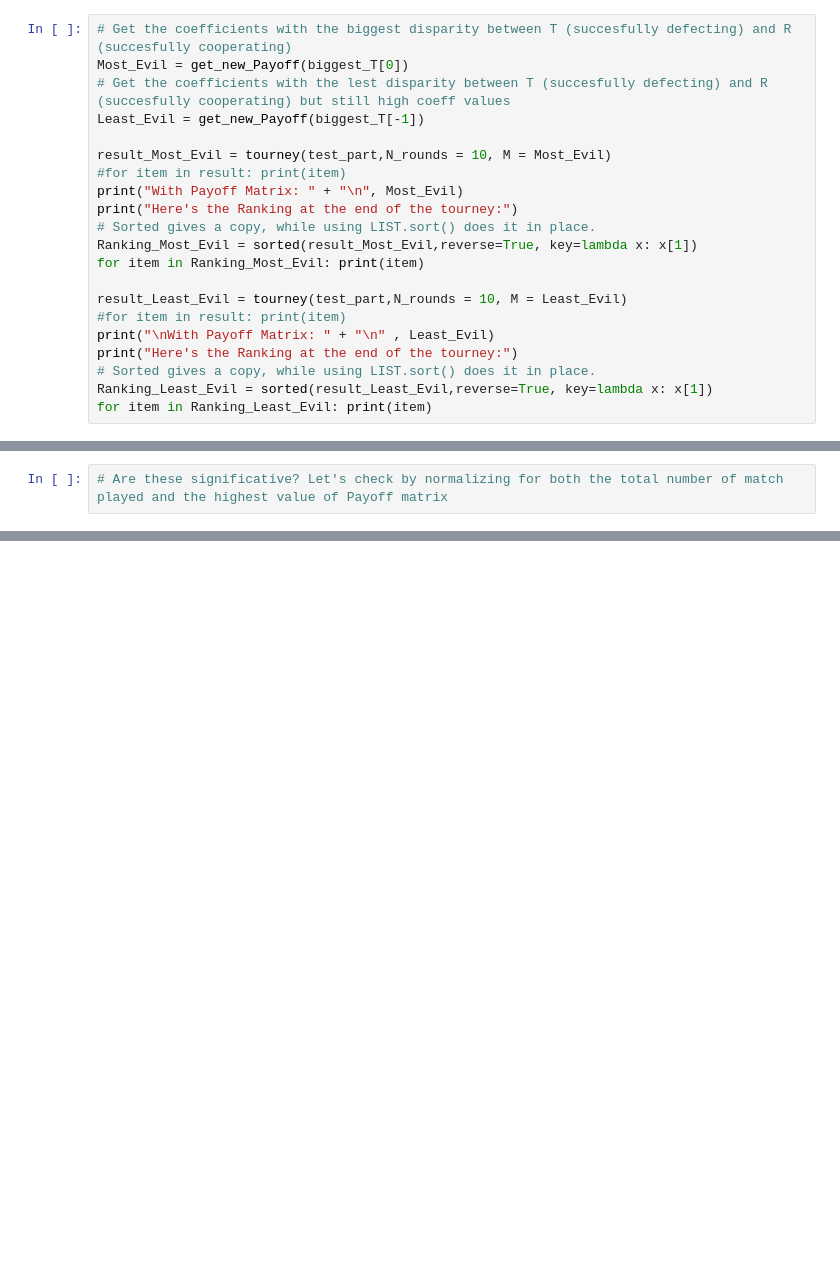
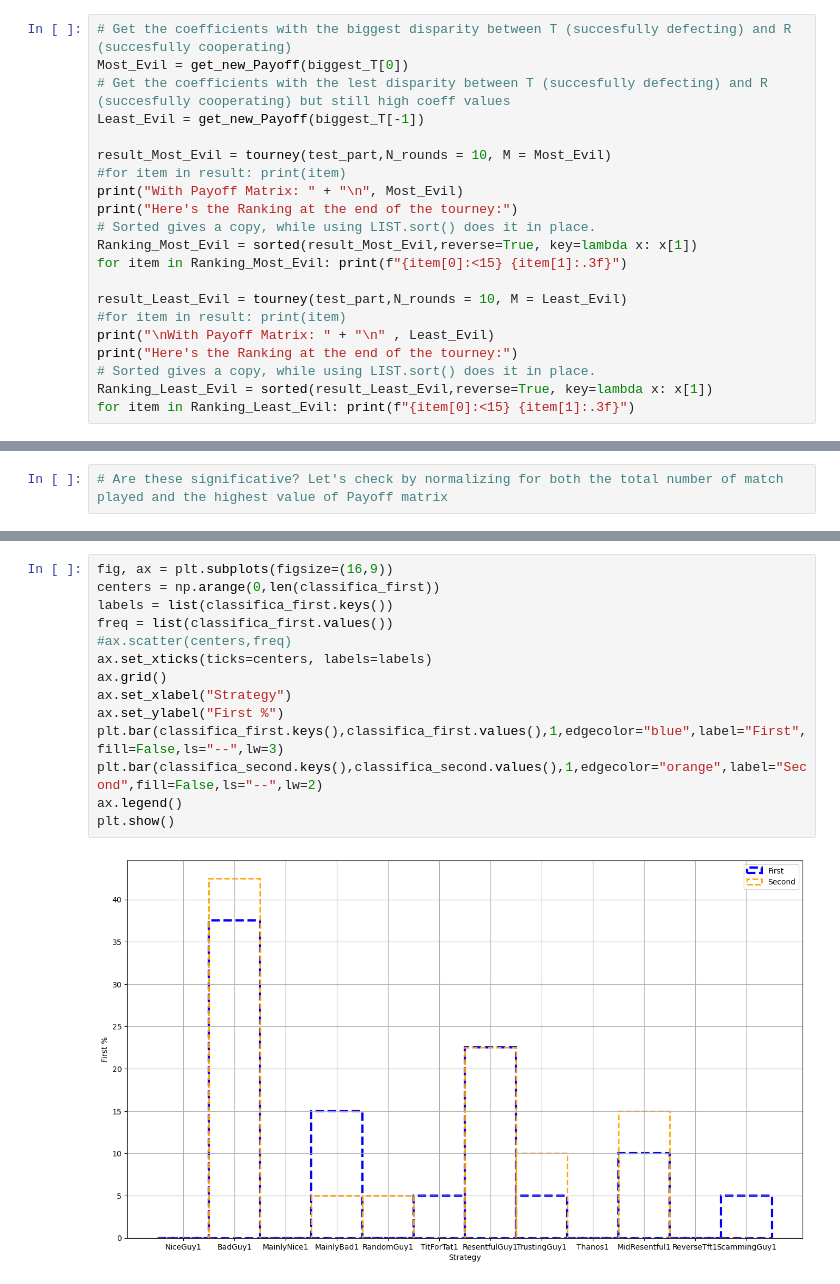
Before and after one commit to LeoPi314/LCP_projects_Y7_Group_4, a Jupyter notebook: Tourney.ipynb, the cells around one changed output, grey strips where cells are left out. Cells and saved outputs as stored; diff of their text form; blank space fills up the shorter version.

```diff
--- a/Tourney.ipynb
+++ b/Tourney.ipynb
@@ -482,7 +427,7 @@ print("With Payoff Matrix: " + "\n", Most_Evil)
 print("Here's the Ranking at the end of the tourney:")
 # Sorted gives a copy, while using LIST.sort() does it in place.
 Ranking_Most_Evil = sorted(result_Most_Evil,reverse=True, key=lambda x: x[1])
-for item in Ranking_Most_Evil: print(item)
+for item in Ranking_Most_Evil: print(f"{item[0]:<15} {item[1]:.3f}")
 
 result_Least_Evil = tourney(test_part,N_rounds = 10, M = Least_Evil)
 #for item in result: print(item)
@@ -490,7 +435,7 @@ print("\nWith Payoff Matrix: " + "\n" , Least_Evil)
 print("Here's the Ranking at the end of the tourney:")
 # Sorted gives a copy, while using LIST.sort() does it in place.
 Ranking_Least_Evil = sorted(result_Least_Evil,reverse=True, key=lambda x: x[1])
-for item in Ranking_Least_Evil: print(item)
+for item in Ranking_Least_Evil: print(f"{item[0]:<15} {item[1]:.3f}")
 # %% [output]
 With Payoff Matrix:
  [[ 6  0]
@@ -558,0 +629,16 @@ plt.show()
+# %%
+fig, ax = plt.subplots(figsize=(16,9))
+centers = np.arange(0,len(classifica_first))
+labels = list(classifica_first.keys())
+freq = list(classifica_first.values())
+#ax.scatter(centers,freq)
+ax.set_xticks(ticks=centers, labels=labels)
+ax.grid()
+ax.set_xlabel("Strategy")
+ax.set_ylabel("First %")
+plt.bar(classifica_first.keys(),classifica_first.values(),1,edgecolor="blue",label="First",fill=False,ls="--",lw=3)
+plt.bar(classifica_second.keys(),classifica_second.values(),1,edgecolor="orange",label="Second",fill=False,ls="--",lw=2)
+ax.legend()
+plt.show()
+# %% [output]
+[figure, added]
```
Also changed, not shown: parts of 15 cells of this notebook, 2 other files.
